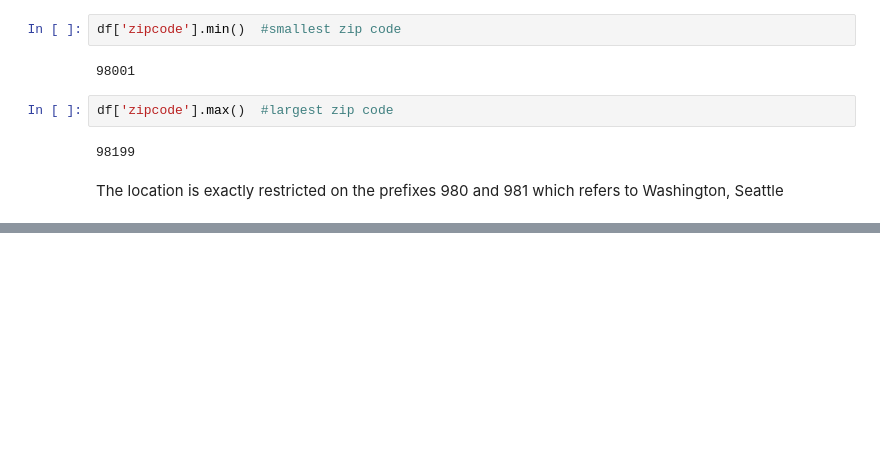
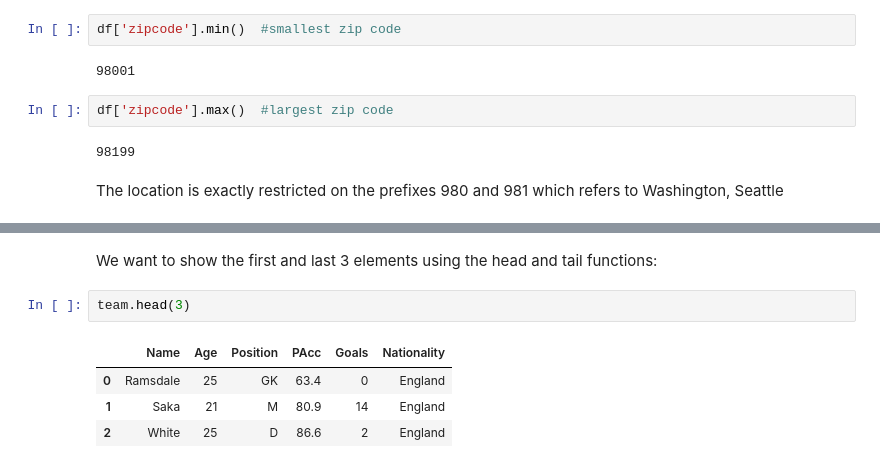
Before and after one commit to georges-saade/pandas_assignment_1, a Jupyter notebook: main.ipynb, the cells around one changed output, grey strips where cells are left out. Drawn from its saved outputs; the diff is of its cells as text; blank space fills up the shorter version.

```diff
--- a/main.ipynb
+++ b/main.ipynb
@@ -219,0 +246,9 @@ The location is exactly restricted on the prefixes 980 and 981 which refers to W
+# %% [markdown]
+We want to show the first and last 3 elements using the head and tail functions:
+# %%
+team.head(3)
+# %% [output]
+|  | Name | Age | Position | PAcc | Goals | Nationality |
+| 0 | Ramsdale | 25 | GK | 63.4 | 0 | England |
+| 1 | Saka | 21 | M | 80.9 | 14 | England |
+| 2 | White | 25 | D | 86.6 | 2 | England |
```
Also changed, not shown: parts of 33 cells of this notebook, 1 other file.
